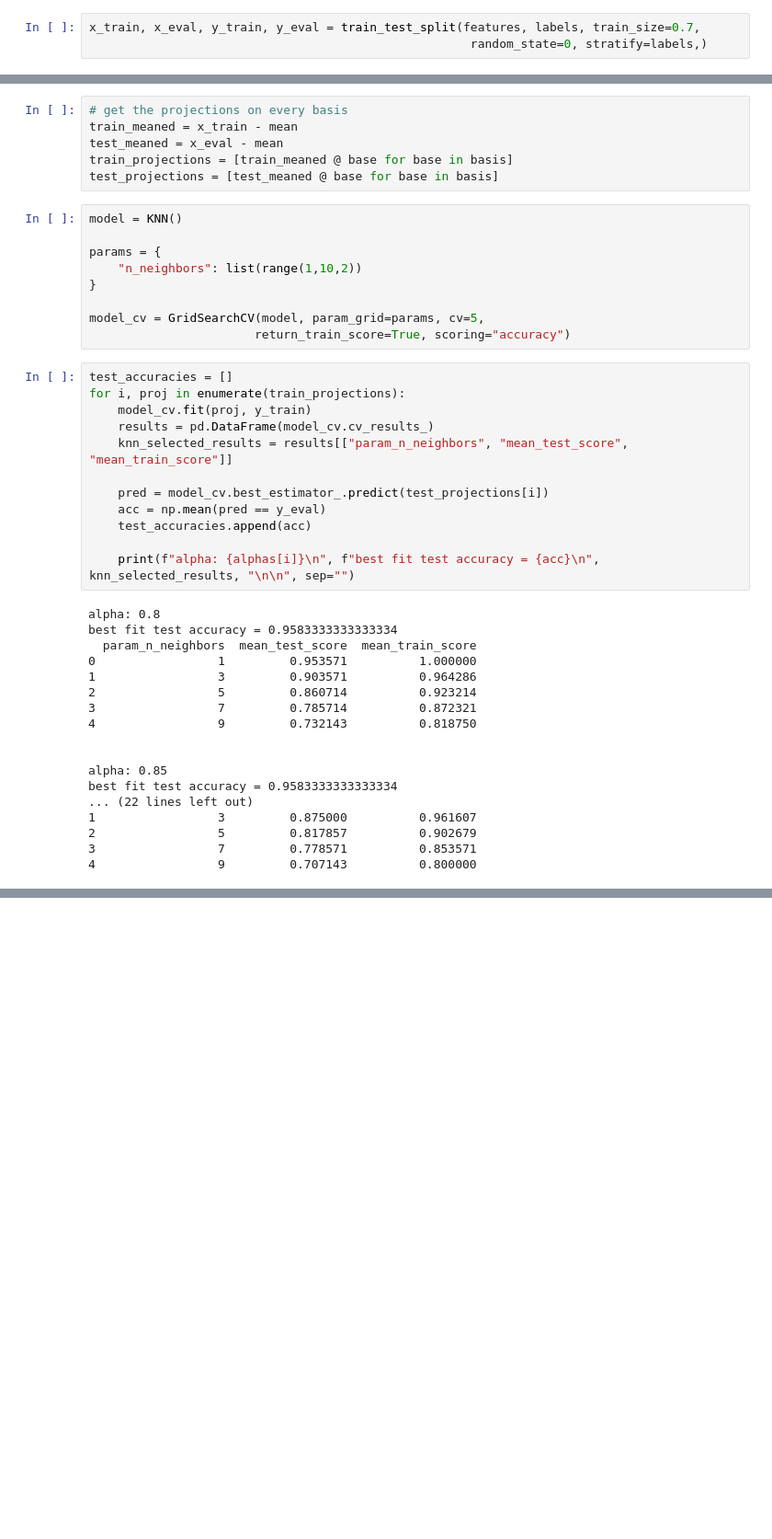
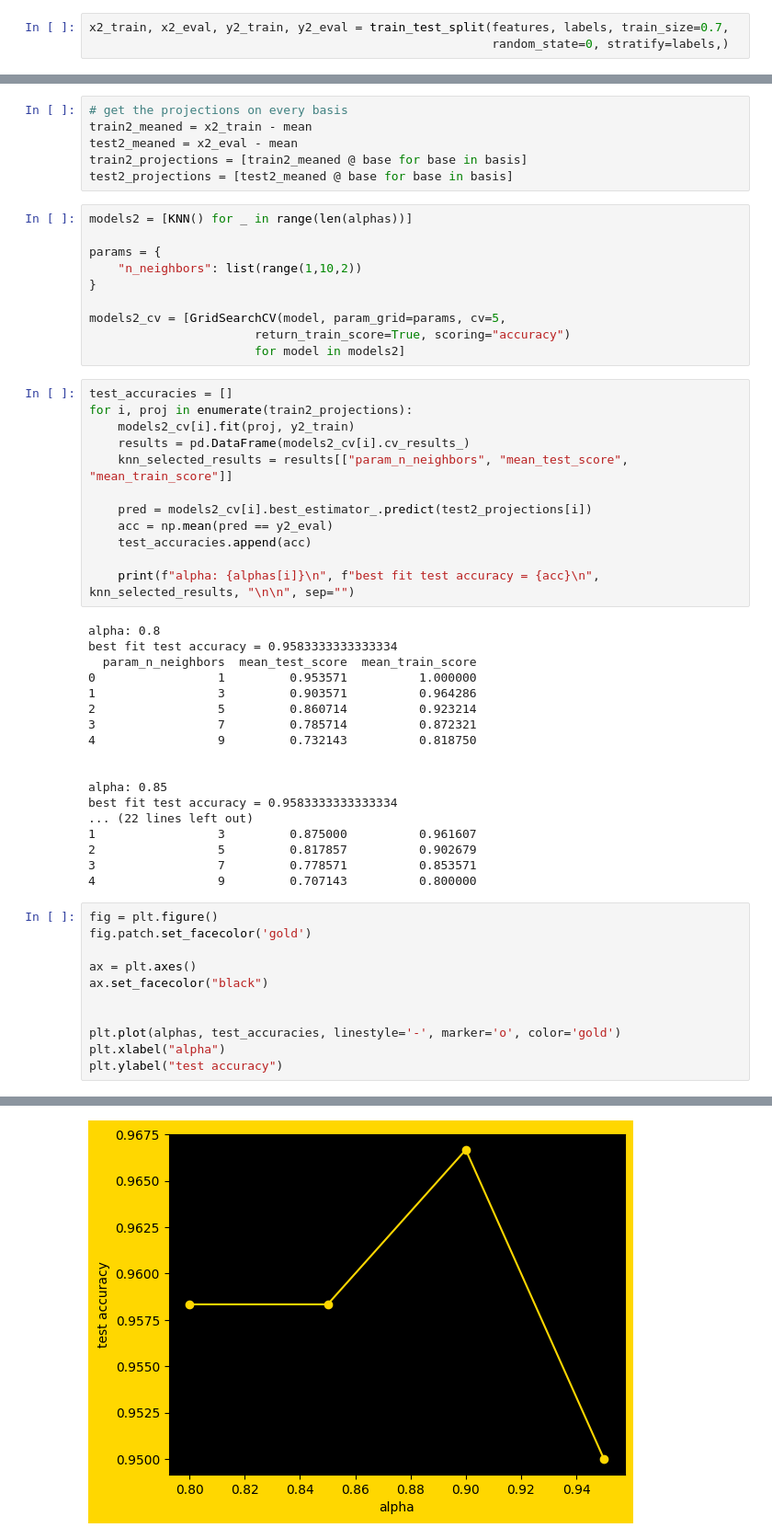
Before and after one commit to Omar-Atef-Bakr/introduction_to_machine_learning, a Jupyter notebook: assigment_three/solution.ipynb, the cells around one changed output, grey strips where cells are left out. Shown at 92% size. Saved outputs shown, nothing was run; the diff lists cells and outputs as text; blank space fills up the shorter version.

```diff
--- a/assigment_three/solution.ipynb
+++ b/assigment_three/solution.ipynb
@@ -229,6 +253,6 @@ Text(0, 0.5, 'test accuracy')
 # %% [markdown]
 # Try 70-30 train-test split
 # %%
-x_train, x_eval, y_train, y_eval = train_test_split(features, labels, train_size=0.7,
-                                                     random_state=0, stratify=labels,)
+x2_train, x2_eval, y2_train, y2_eval = train_test_split(features, labels, train_size=0.7,
+                                                        random_state=0, stratify=labels,)
 # %%
@@ -253,28 +277,29 @@ pd.value_counts(y_train)
 Name: count, dtype: int64
 # %%
 # get the projections on every basis
-train_meaned = x_train - mean
-test_meaned = x_eval - mean
-train_projections = [train_meaned @ base for base in basis]
-test_projections = [test_meaned @ base for base in basis]
+train2_meaned = x2_train - mean
+test2_meaned = x2_eval - mean
+train2_projections = [train2_meaned @ base for base in basis]
+test2_projections = [test2_meaned @ base for base in basis]
 # %%
-model = KNN()
+models2 = [KNN() for _ in range(len(alphas))]
 
 params = {
     "n_neighbors": list(range(1,10,2))
 }
 
-model_cv = GridSearchCV(model, param_grid=params, cv=5,
+models2_cv = [GridSearchCV(model, param_grid=params, cv=5,
                        return_train_score=True, scoring="accuracy")
+                       for model in models2]
 # %%
 test_accuracies = []
-for i, proj in enumerate(train_projections):
-    model_cv.fit(proj, y_train)
-    results = pd.DataFrame(model_cv.cv_results_)
+for i, proj in enumerate(train2_projections):
+    models2_cv[i].fit(proj, y2_train)
+    results = pd.DataFrame(models2_cv[i].cv_results_)
     knn_selected_results = results[["param_n_neighbors", "mean_test_score", "mean_train_score"]]
 
-    pred = model_cv.best_estimator_.predict(test_projections[i])
-    acc = np.mean(pred == y_eval)
+    pred = models2_cv[i].best_estimator_.predict(test2_projections[i])
+    acc = np.mean(pred == y2_eval)
     test_accuracies.append(acc)
 
     print(f"alpha: {alphas[i]}\n", f"best fit test accuracy = {acc}\n", knn_selected_results, "\n\n", sep="")
@@ -296,3 +321,15 @@ best fit test accuracy = 0.9583333333333334
 2                 5         0.817857          0.902679
 3                 7         0.778571          0.853571
 4                 9         0.707143          0.800000
+# %%
+fig = plt.figure()
+fig.patch.set_facecolor('gold')
+
+ax = plt.axes()
+ax.set_facecolor("black")
+
+
+plt.plot(alphas, test_accuracies, linestyle='-', marker='o', color='gold')
+plt.xlabel("alpha")
+plt.ylabel("test accuracy")
+# %% [output]
@@ -298,0 +337 @@ best fit test accuracy = 0.9583333333333334
+[figure, added]
```
Also changed, not shown: parts of 9 cells of this notebook.
